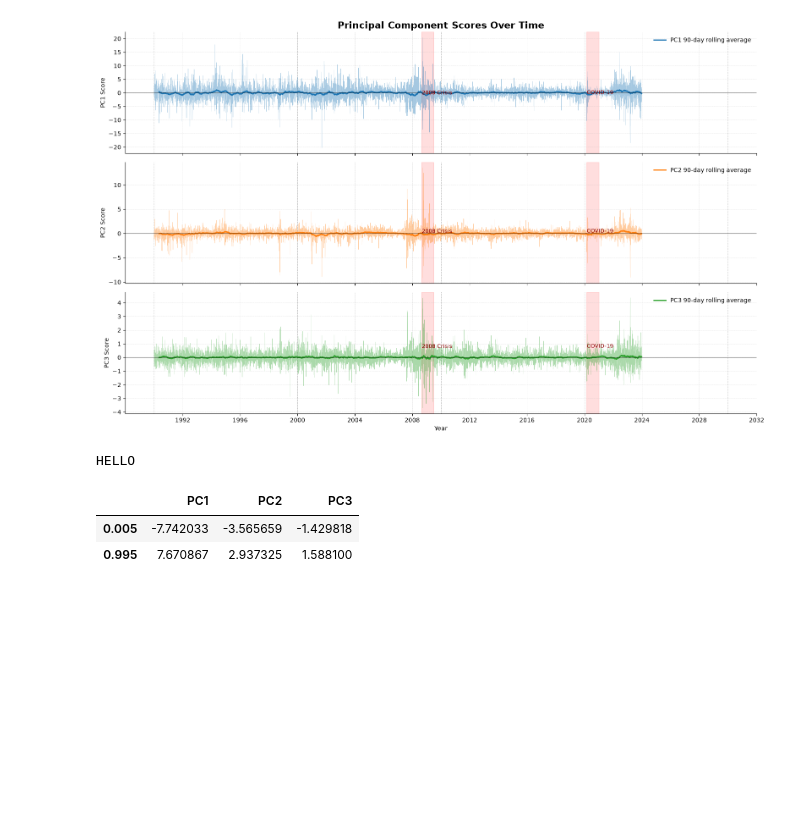
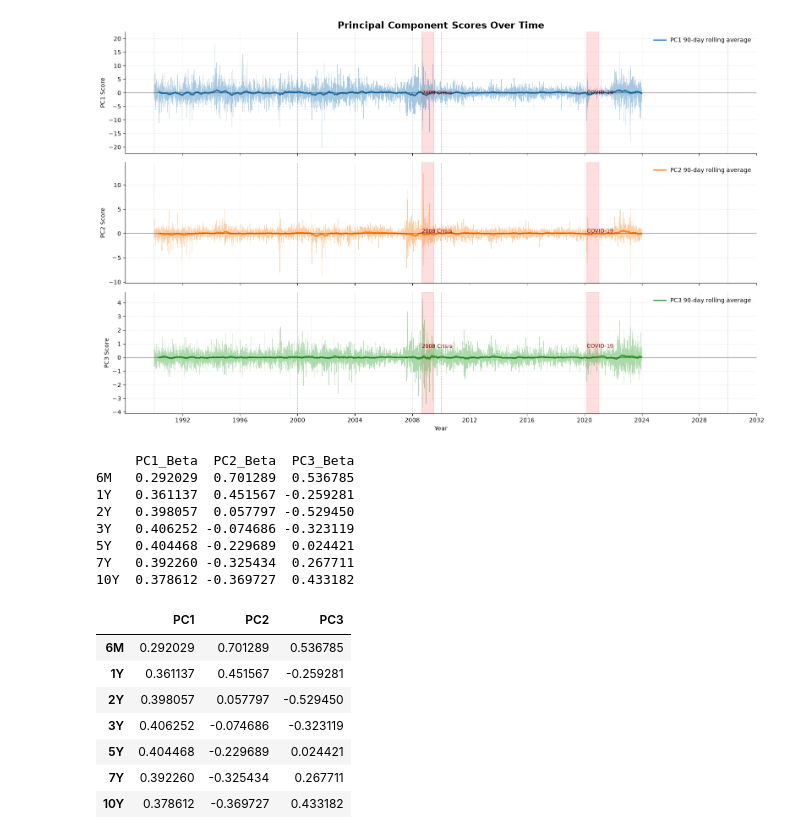
Before and after one commit to Pijon28/pca-vasicek-yield-sim, a Jupyter notebook: notebooks/02_PCA.ipynb, the cells around one changed output. Drawn from its saved outputs; the diff is of its cells as text; code cells hidden in the pictures; blank space fills up the shorter version.

```diff
--- a/notebooks/02_PCA.ipynb
+++ b/notebooks/02_PCA.ipynb
@@ -287,54 +288,51 @@ plt.show()
 # %% [output]
 [figure]
 # %%
-#Now we will run a regression of the pc scores against the yield changes to see how much of the yield changes can be explained by the pc scores. We will use the first 3 pc scores as independent variables and the yield changes as dependent variables. We will run a regression for each tenor separately.
+tenors=x.columns.tolist()
 
-'''PC1_beta is the sensitivity of the yield change to the first principal component,
+#Independent variables ie pc scores
 
-PC2_beta is the sensitivity of the yield change to the second principal component, and
+X_reg=pca_results
 
-PC3_beta is the sensitivity of the yield change to the third principal component.
+Y_reg=pd.DataFrame(
+    x_c,
+    columns=tenors,
+    index=df.index
+)
 
-The intercept is the expected yield change when all principal components are zero.
+#We will have no intercepts/ negligeble intercepts since the standardized pc and scores are centered
 
-R2 is the coefficient of determination which tells us how much of the variance in the yield changes can be explained by the principal components.'''
+model=LinearRegression(fit_intercept=False)
 
-'''tenors=["6M", "1Y", "2Y", "3Y", "5Y", "7Y", "10Y"]
+#Now we fit simultaneosly
 
-X=pc_scores[["PC1", "PC2", "PC3"]]
-Y=df[tenors]
+model.fit(X_reg,Y_reg)
 
-regression_results = []
+#use sklearn to get shape
 
-for tenor in tenors:
-    model=LinearRegression()
-    model.fit(X, Y[tenor])
+regression_betas=pd.DataFrame(
+    model.coef_,
+    index=tenors,
+    columns=["PC1_Beta","PC2_Beta","PC3_Beta"]
+)
 
-    regression_results.append({
-        "Tenor": tenor,
-        "Intercept": model.intercept_,
-        "PC1_Beta": model.coef_[0],
-        "PC2_Beta": model.coef_[1],
-        "PC3_Beta": model.coef_[2],
-        "R2": model.score(X, Y[tenor])
-    })
+print(regression_betas)
 
-regression_df=pd.DataFrame(regression_results)
-
-regression_df'''
+loadings
 # %% [output]
-HELLO
+     PC1_Beta  PC2_Beta  PC3_Beta
+6M   0.292029  0.701289  0.536785
+1Y   0.361137  0.451567 -0.259281
+2Y   0.398057  0.057797 -0.529450
+3Y   0.406252 -0.074686 -0.323119
+5Y   0.404468 -0.229689  0.024421
+7Y   0.392260 -0.325434  0.267711
+10Y  0.378612 -0.369727  0.433182
+|  | PC1 | PC2 | PC3 |
+| 6M | 0.292029 | 0.701289 | 0.536785 |
+| 1Y | 0.361137 | 0.451567 | -0.259281 |
+| 2Y | 0.398057 | 0.057797 | -0.529450 |
+| 3Y | 0.406252 | -0.074686 | -0.323119 |
+| 5Y | 0.404468 | -0.229689 | 0.024421 |
+| 7Y | 0.392260 | -0.325434 | 0.267711 |
+| 10Y | 0.378612 | -0.369727 | 0.433182 |
-# %%
-#Now we will stress test the results for up and down stress scenarios
-
-#recall that the upstress scenario is the 99.5th percentile of the pc scores and the downstress scenario is the 0.5th percentile of the pc scores. We will use these values to calculate the expected yield changes under these stress scenarios.
-
-#we take the 0.5th percentile and 99.5th percentile of the pc scores to get the stress scenarios. we want to ensure that the portfolio is robust to extreme market conditions. We will use these stress scenarios to calculate the expected yield changes under these scenarios.
-
-pc_stress=pc_scores[["PC1", "PC2", "PC3"]].quantile([0.005, 0.995])
-
-pc_stress
-# %% [output]
-|  | PC1 | PC2 | PC3 |
-| 0.005 | -7.742033 | -3.565659 | -1.429818 |
-| 0.995 | 7.670867 | 2.937325 | 1.588100 |
```
Also changed, not shown: parts of 6 cells of this notebook.
